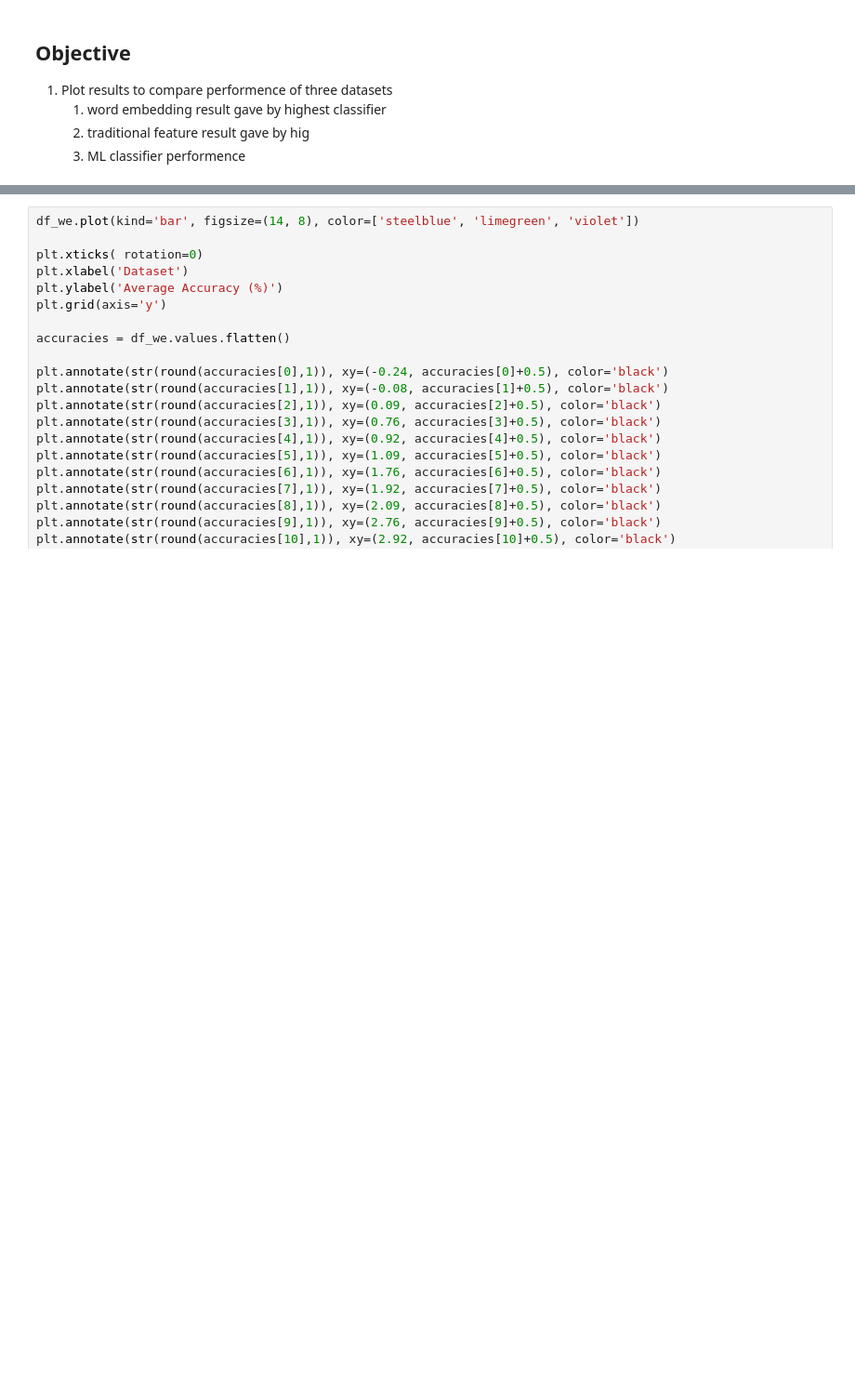
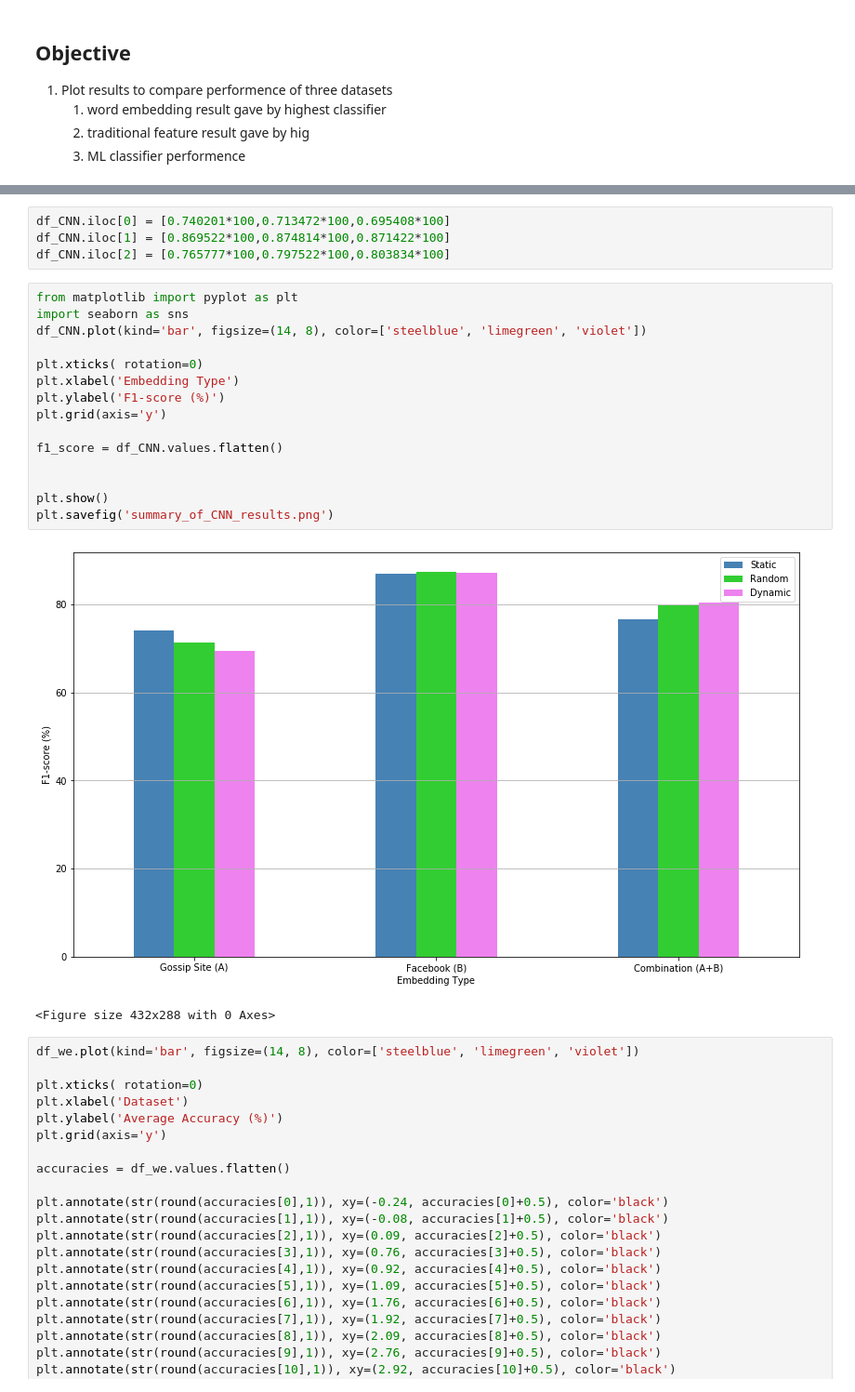
Before and after one commit to codekcg23/Sinhala-Hate-Speech-Detection, a Jupyter notebook: Results/visualize.ipynb, the cells around one changed output, grey strips where cells are left out. Shown: that part at 93% size. Cells and saved outputs as stored; diff of their text form; blank space fills up the shorter version.

```diff
--- a/Results/visualize.ipynb
+++ b/Results/visualize.ipynb
@@ -37,3 +141,25 @@ SyntaxError: invalid syntax (<ipython-input-7-3a6ade6274c9>, line 2)
+# %%
+df_CNN.iloc[0] = [0.740201*100,0.713472*100,0.695408*100]
+df_CNN.iloc[1] = [0.869522*100,0.874814*100,0.871422*100]
+df_CNN.iloc[2] = [0.765777*100,0.797522*100,0.803834*100]
+# %%
+from matplotlib import pyplot as plt
+import seaborn as sns
+df_CNN.plot(kind='bar', figsize=(14, 8), color=['steelblue', 'limegreen', 'violet'])
+
+plt.xticks( rotation=0)
+plt.xlabel('Embedding Type')
+plt.ylabel('F1-score (%)')
+plt.grid(axis='y')
+
+f1_score = df_CNN.values.flatten()
+
+
+plt.show()
+plt.savefig('summary_of_CNN_results.png')
+# %% [output]
+[figure, added]
+<Figure size 432x288 with 0 Axes>
 # %%
 df_we.plot(kind='bar', figsize=(14, 8), color=['steelblue', 'limegreen', 'violet'])
 
```
Also changed, not shown: parts of 16 cells of this notebook, 7 other files.
